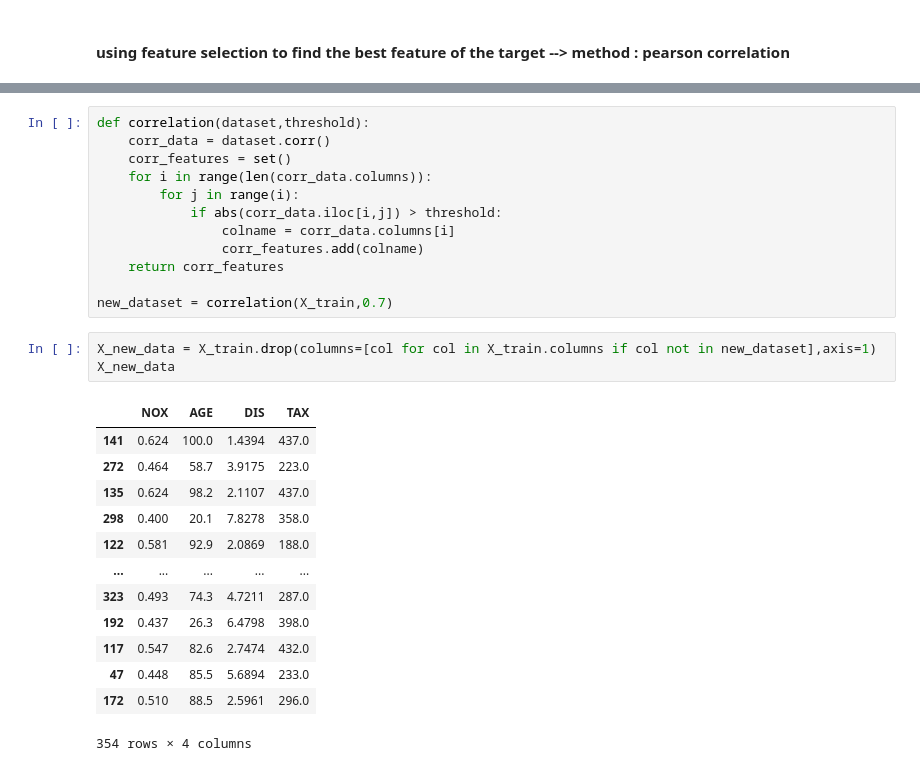
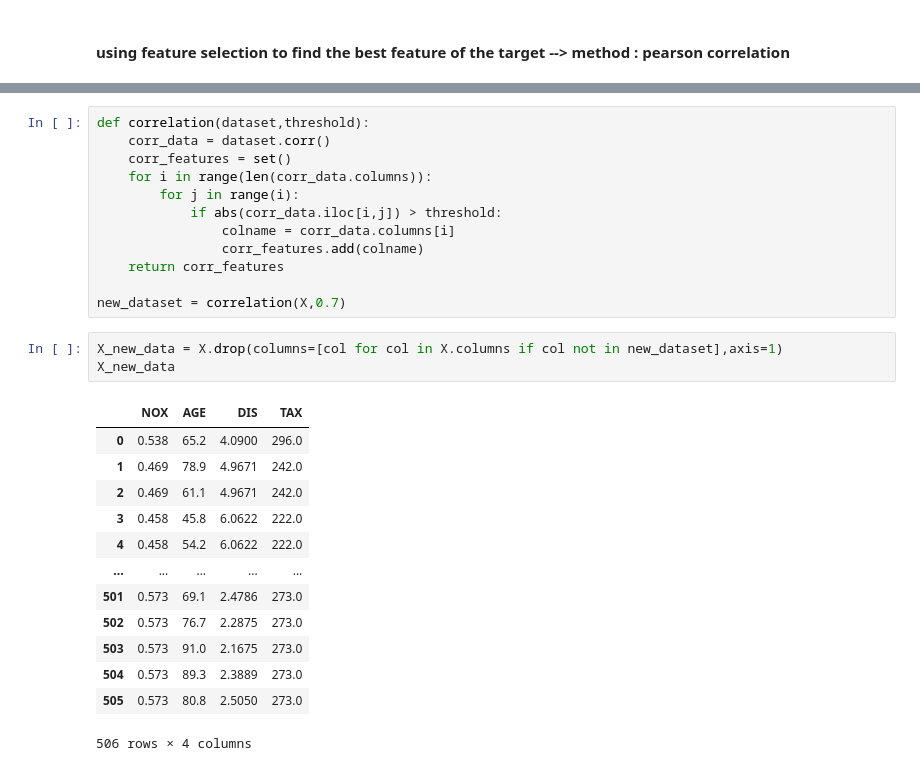
Before and after one commit to surya-moorthy/python_practice, a Jupyter notebook: data_sci/2-3-boston.ipynb, the cells around one changed output, grey strips where cells are left out. Cells and saved outputs as stored; diff of their text form.

```diff
--- a/data_sci/2-3-boston.ipynb
+++ b/data_sci/2-3-boston.ipynb
@@ -64,24 +56,24 @@ def correlation(dataset,threshold):
                 corr_features.add(colname)
     return corr_features
 
-new_dataset = correlation(X_train,0.7)
+new_dataset = correlation(X,0.7)
 # %%
-X_new_data = X_train.drop(columns=[col for col in X_train.columns if col not in new_dataset],axis=1)
+X_new_data = X.drop(columns=[col for col in X.columns if col not in new_dataset],axis=1)
 X_new_data
 # %% [output]
 |  | NOX | AGE | DIS | TAX |
-| 141 | 0.624 | 100.0 | 1.4394 | 437.0 |
-| 272 | 0.464 | 58.7 | 3.9175 | 223.0 |
-| 135 | 0.624 | 98.2 | 2.1107 | 437.0 |
-| 298 | 0.400 | 20.1 | 7.8278 | 358.0 |
-| 122 | 0.581 | 92.9 | 2.0869 | 188.0 |
+| 0 | 0.538 | 65.2 | 4.0900 | 296.0 |
+| 1 | 0.469 | 78.9 | 4.9671 | 242.0 |
+| 2 | 0.469 | 61.1 | 4.9671 | 242.0 |
+| 3 | 0.458 | 45.8 | 6.0622 | 222.0 |
+| 4 | 0.458 | 54.2 | 6.0622 | 222.0 |
 | ... | ... | ... | ... | ... |
-| 323 | 0.493 | 74.3 | 4.7211 | 287.0 |
-| 192 | 0.437 | 26.3 | 6.4798 | 398.0 |
-| 117 | 0.547 | 82.6 | 2.7474 | 432.0 |
-| 47 | 0.448 | 85.5 | 5.6894 | 233.0 |
-| 172 | 0.510 | 88.5 | 2.5961 | 296.0 |
+| 501 | 0.573 | 69.1 | 2.4786 | 273.0 |
+| 502 | 0.573 | 76.7 | 2.2875 | 273.0 |
+| 503 | 0.573 | 91.0 | 2.1675 | 273.0 |
+| 504 | 0.573 | 89.3 | 2.3889 | 273.0 |
+| 505 | 0.573 | 80.8 | 2.5050 | 273.0 |
-354 rows × 4 columns
+506 rows × 4 columns
 # %%
 corr_data=X_new_data.corr()
 sns.heatmap(corr_data, annot=True,cmap="coolwarm")
```
Also changed, not shown: parts of 9 cells of this notebook.
